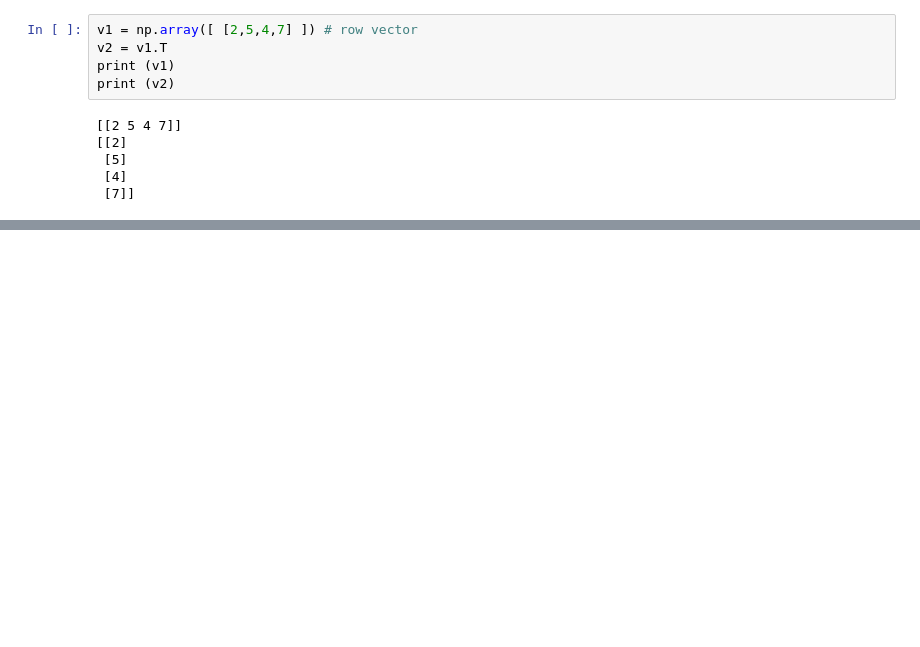
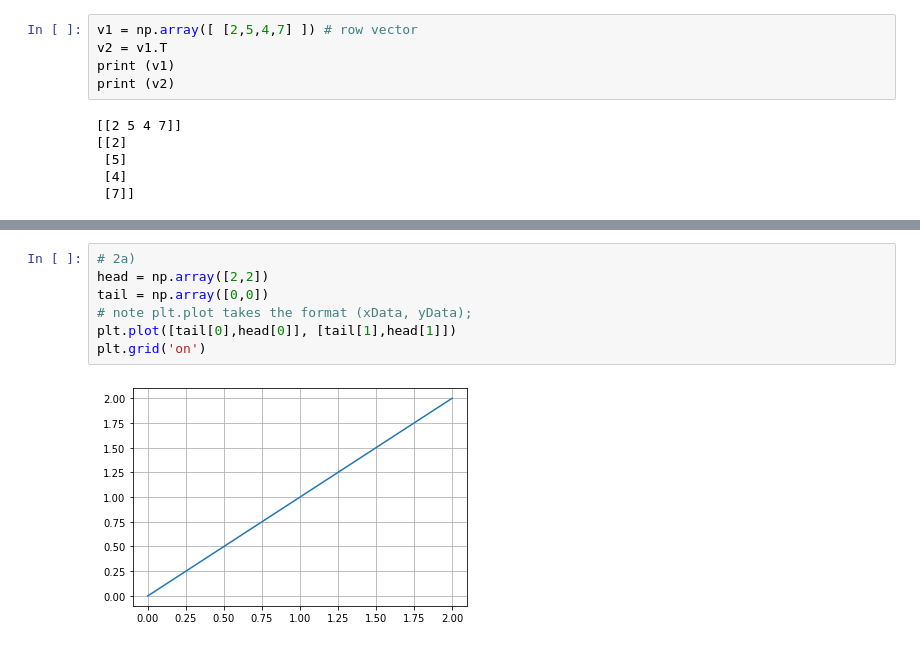
Before and after one commit to BrianLDev/Linear-Algebra-Code-Book, a Jupyter notebook: Ch02.ipynb, the cells around one changed output, grey strips where cells are left out. Saved outputs shown, nothing was run; the diff lists cells and outputs as text; blank space fills up the shorter version.

Commit message:
improved notes ch 2, ch 3

```diff
--- a/Ch02.ipynb
+++ b/Ch02.ipynb
@@ -27,0 +111,9 @@ print (v2)
+# %%
+# 2a)
+head = np.array([2,2])
+tail = np.array([0,0])
+# note plt.plot takes the format (xData, yData);
+plt.plot([tail[0],head[0]], [tail[1],head[1]])
+plt.grid('on')
+# %% [output]
+[figure, added]
```
Also changed, not shown: parts of 32 cells of this notebook, 7 other files.
